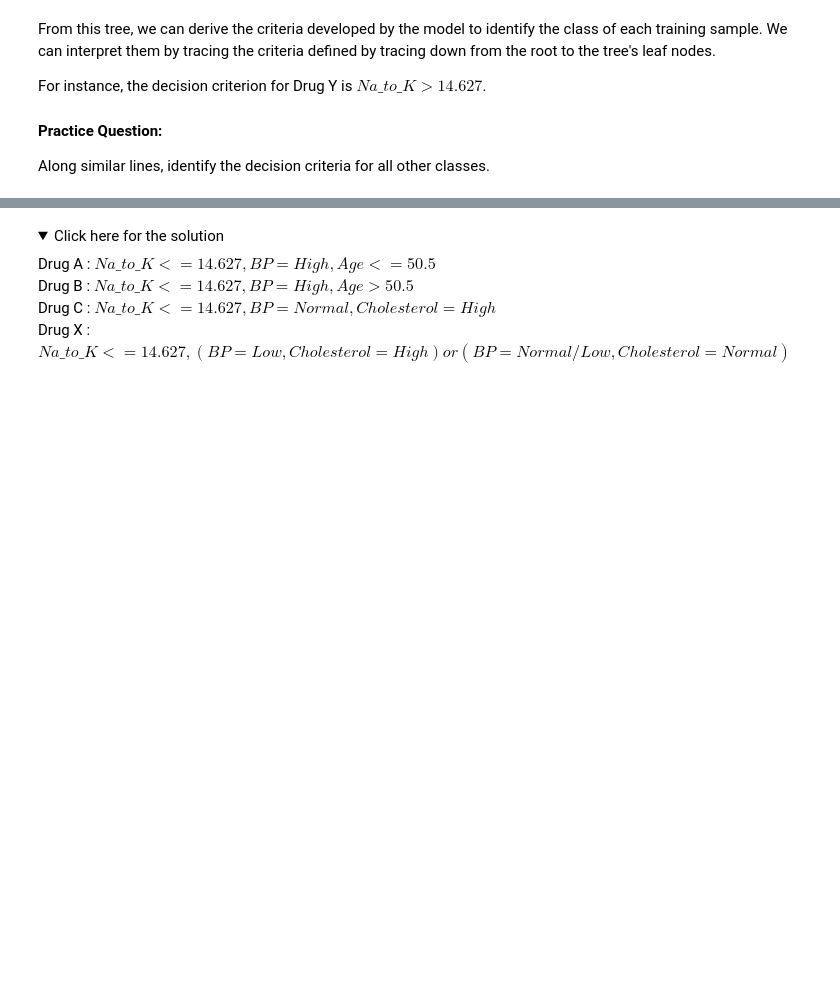
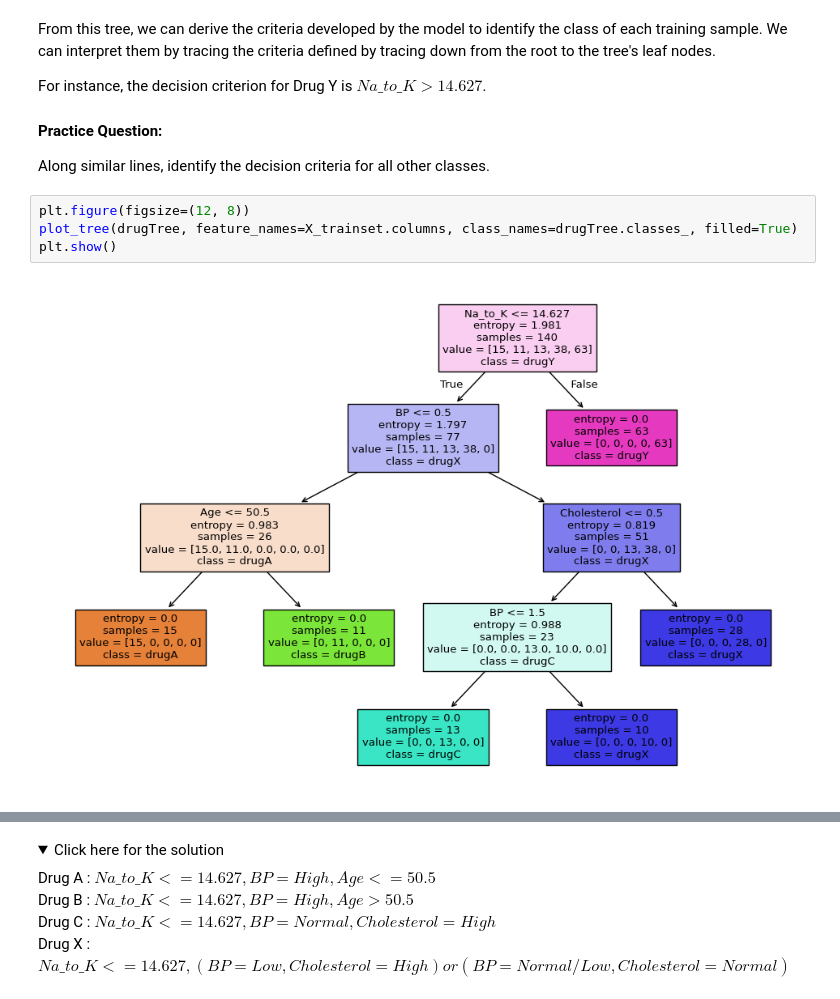
Before and after one commit to cheatforgoodmanars/Machine-Learning-with-Python--Decision-tree-classifier, a Jupyter notebook: Decision-tree-classifier-drug-pred-v1.ipynb, the cells around one changed output, grey strips where cells are left out. Cells and saved outputs as stored; diff of their text form; folded sections open; blank space fills up the shorter version.

```diff
--- a/Decision-tree-classifier-drug-pred-v1.ipynb
+++ b/Decision-tree-classifier-drug-pred-v1.ipynb
@@ -167,3 +267,9 @@ For instance, the decision criterion for Drug Y is ${Na\_to\_K} \gt 14.627$.
 
 #### Practice Question:
 Along similar lines, identify the decision criteria for all other classes.
+# %%
+plt.figure(figsize=(12, 8))
+plot_tree(drugTree, feature_names=X_trainset.columns, class_names=drugTree.classes_, filled=True)
+plt.show()
+# %% [output]
+[figure, added]
```
Also changed, not shown: parts of 19 cells of this notebook.
